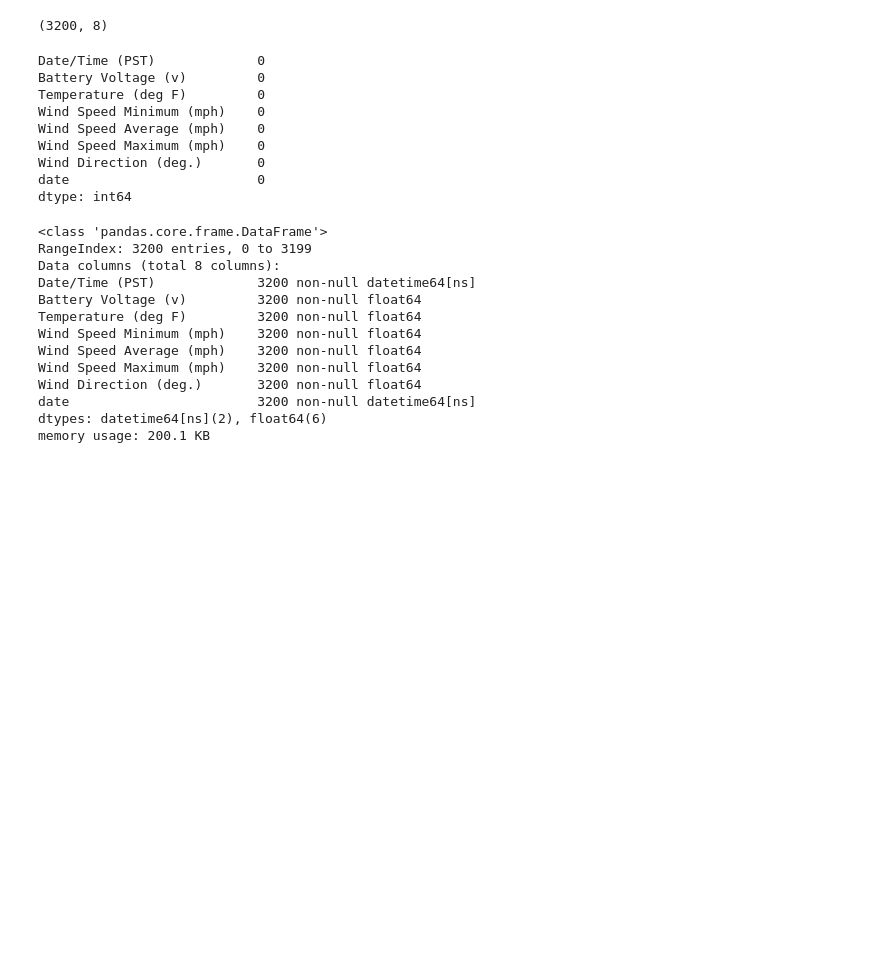
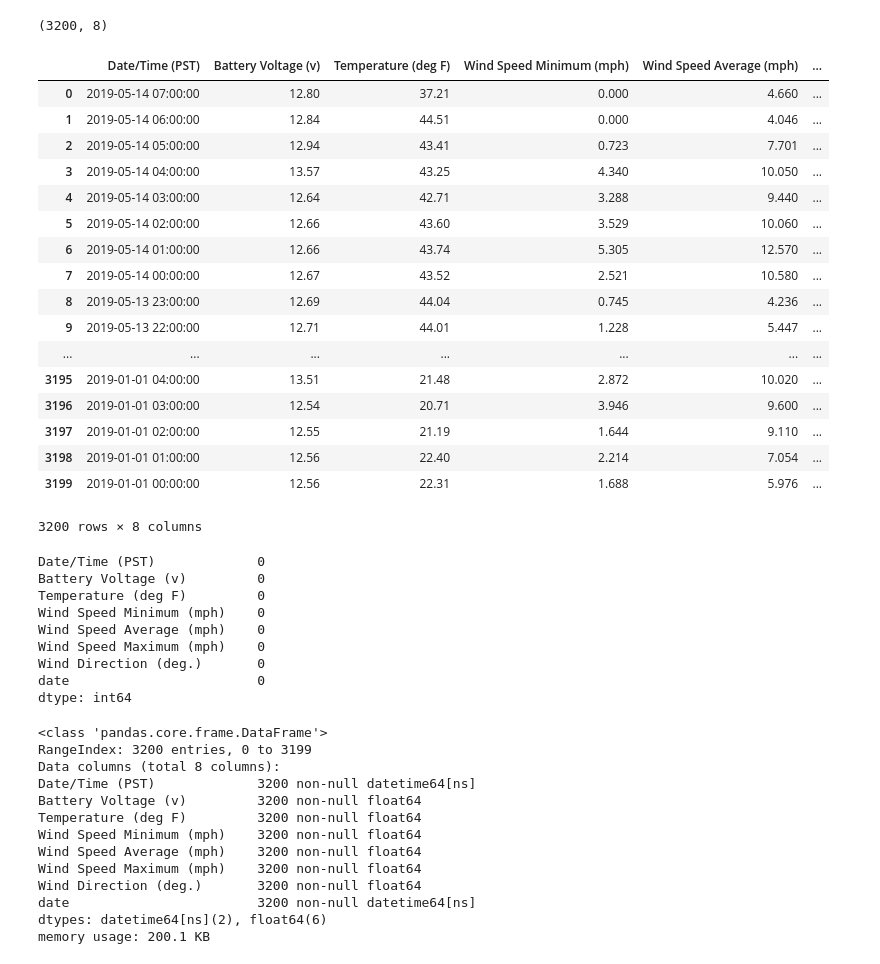
Before and after one commit to kevintheduu/avalanche-predictor, a Jupyter notebook: data_merge.ipynb, the cells around one changed output. Cells and saved outputs as stored; diff of their text form; code cells hidden in the pictures; blank space fills up the shorter version.

```diff
--- a/data_merge.ipynb
+++ b/data_merge.ipynb
@@ -45,6 +45,27 @@ tyemill['Date/Time (PST)'] = pd.to_datetime(tyemill['Date/Time (PST)'])
 tyemill['date'] = pd.to_datetime(tyemill['date'])
 # %%
 # pd.to_datetime(skyline_df['Date/Time (PST)'], '%Y-%m-%d %H:%m') # this could work but it recognized it anyhow
+# %%
+tyemill
+# %% [output]
+|  | Date/Time (PST) | Battery Voltage (v) | Temperature (deg F) | Wind Speed Minimum (mph) | Wind Speed Average (mph) | ... |
+| 0 | 2019-05-14 07:00:00 | 12.80 | 37.21 | 0.000 | 4.660 | ... |
+| 1 | 2019-05-14 06:00:00 | 12.84 | 44.51 | 0.000 | 4.046 | ... |
+| 2 | 2019-05-14 05:00:00 | 12.94 | 43.41 | 0.723 | 7.701 | ... |
+| 3 | 2019-05-14 04:00:00 | 13.57 | 43.25 | 4.340 | 10.050 | ... |
+| 4 | 2019-05-14 03:00:00 | 12.64 | 42.71 | 3.288 | 9.440 | ... |
+| 5 | 2019-05-14 02:00:00 | 12.66 | 43.60 | 3.529 | 10.060 | ... |
+| 6 | 2019-05-14 01:00:00 | 12.66 | 43.74 | 5.305 | 12.570 | ... |
+| 7 | 2019-05-14 00:00:00 | 12.67 | 43.52 | 2.521 | 10.580 | ... |
+| 8 | 2019-05-13 23:00:00 | 12.69 | 44.04 | 0.745 | 4.236 | ... |
+| 9 | 2019-05-13 22:00:00 | 12.71 | 44.01 | 1.228 | 5.447 | ... |
+| ... | ... | ... | ... | ... | ... | ... |
+| 3195 | 2019-01-01 04:00:00 | 13.51 | 21.48 | 2.872 | 10.020 | ... |
+| 3196 | 2019-01-01 03:00:00 | 12.54 | 20.71 | 3.946 | 9.600 | ... |
+| 3197 | 2019-01-01 02:00:00 | 12.55 | 21.19 | 1.644 | 9.110 | ... |
+| 3198 | 2019-01-01 01:00:00 | 12.56 | 22.40 | 2.214 | 7.054 | ... |
+| 3199 | 2019-01-01 00:00:00 | 12.56 | 22.31 | 1.688 | 5.976 | ... |
+3200 rows × 8 columns
 # %%
 tyemill.isna().sum() #yay, no missing values
 # %% [output]
```
Also changed, not shown: parts of 29 cells of this notebook, 3 other files.
